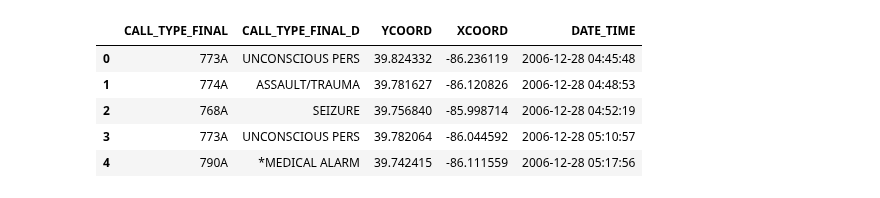
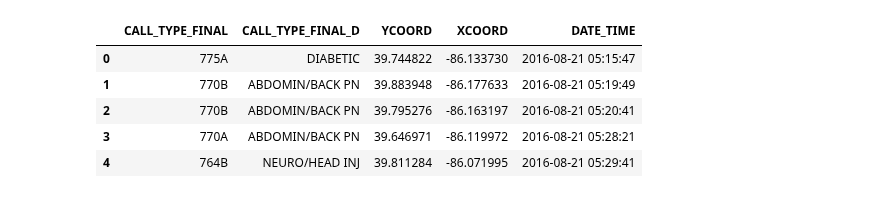
Before and after one commit to rjhosler/IUPUI-REU, a Jupyter notebook: Point Process Training w Class.ipynb, the cells around one changed output. Cells and saved outputs as stored; diff of their text form; code cells hidden in the pictures.

```diff
--- a/Point Process Training w Class.ipynb
+++ b/Point Process Training w Class.ipynb
@@ -15,21 +15,22 @@ full_data = pd.read_csv('FixedLatLongTimeLoc_AndTimeSorted.csv', usecols=fields)
 
 full_data['DATE_TIME'] =  pd.to_datetime(full_data['DATE_TIME'], format='%Y-%m-%d %H:%M:%S')
 full_data = full_data.sort_values(by='DATE_TIME')
-full_data.head()
-# %% [output]
-|  | CALL_TYPE_FINAL | CALL_TYPE_FINAL_D | YCOORD | XCOORD | DATE_TIME |
-| 0 | 773A | UNCONSCIOUS PERS | 39.824332 | -86.236119 | 2006-12-28 04:45:48 |
-| 1 | 774A | ASSAULT/TRAUMA | 39.781627 | -86.120826 | 2006-12-28 04:48:53 |
-| 2 | 768A | SEIZURE | 39.756840 | -85.998714 | 2006-12-28 04:52:19 |
-| 3 | 773A | UNCONSCIOUS PERS | 39.782064 | -86.044592 | 2006-12-28 05:10:57 |
-| 4 | 790A | *MEDICAL ALARM | 39.742415 | -86.111559 | 2006-12-28 05:17:56 |
 # %%
-start = 300000
+start = 900000
 end = start + 2000
 data = full_data[start:end]
 data.reset_index(drop=True, inplace=True)
 
-all_events = PointProcessTrain(data, xgridsize = 50, ygridsize = 50, w = [50, 1,.01], time_scale_label = 'days')
+all_events = PointProcessTrain(data, xgridsize = 50, ygridsize = 50, w = [.1, .01,.0001], time_scale_label = '15minutes')
+
+data.head()
+# %% [output]
+|  | CALL_TYPE_FINAL | CALL_TYPE_FINAL_D | YCOORD | XCOORD | DATE_TIME |
+| 0 | 775A | DIABETIC | 39.744822 | -86.133730 | 2016-08-21 05:15:47 |
+| 1 | 770B | ABDOMIN/BACK PN | 39.883948 | -86.177633 | 2016-08-21 05:19:49 |
+| 2 | 770B | ABDOMIN/BACK PN | 39.795276 | -86.163197 | 2016-08-21 05:20:41 |
+| 3 | 770A | ABDOMIN/BACK PN | 39.646971 | -86.119972 | 2016-08-21 05:28:21 |
+| 4 | 764B | NEURO/HEAD INJ | 39.811284 | -86.071995 | 2016-08-21 05:29:41 |
 # %%
 all_events.train()
 # %%
```
Also changed, not shown: parts of 3 cells of this notebook.
